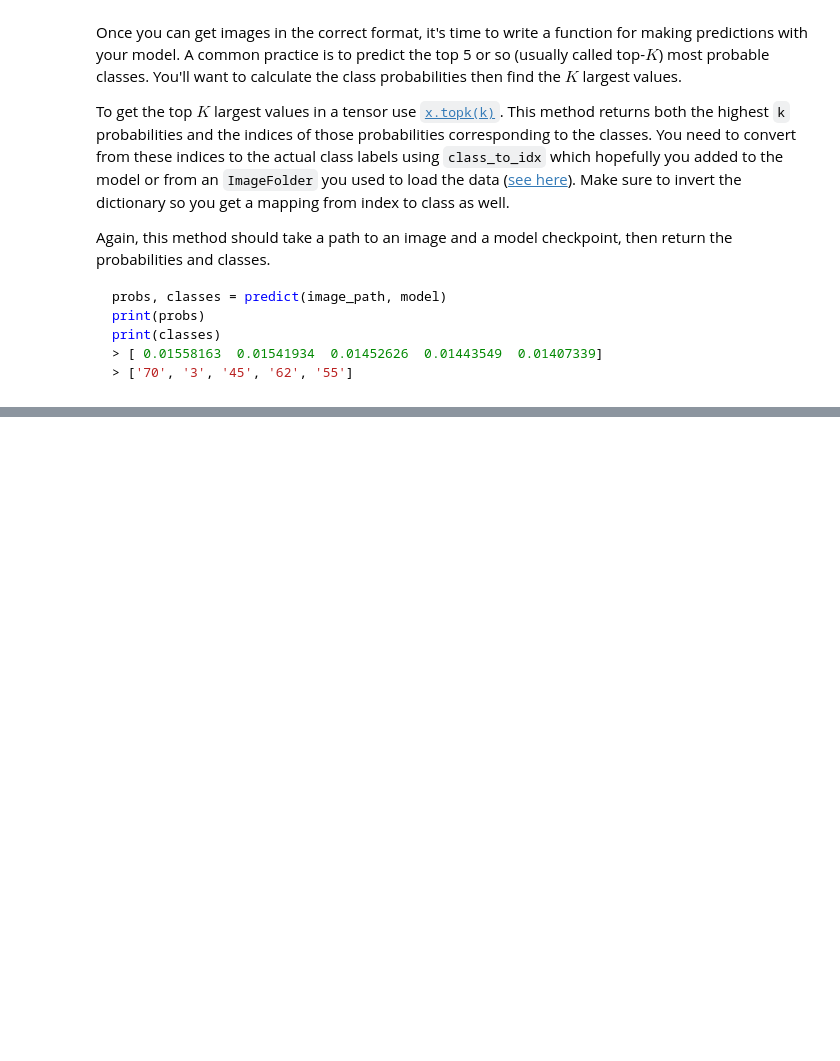
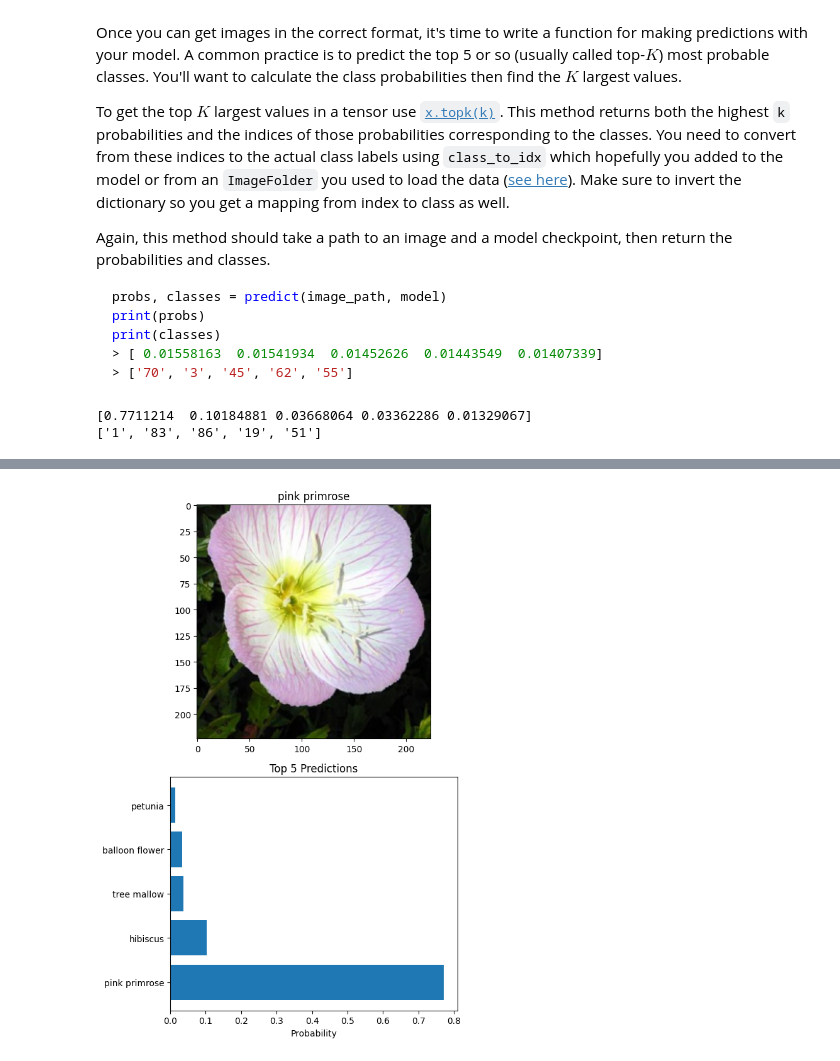
Before and after one commit to cariad-nabeel-zaidi/udacity-aipnd-image-classification, a Jupyter notebook: Image Classifier Project.ipynb, the cells around one changed output, grey strips where cells are left out. Cells and saved outputs as stored; diff of their text form; code cells hidden in the pictures; blank space fills up the shorter version.

Commit message:
added cell code for PIL image processing and class prediction and plots for probilities

```diff
--- a/Image Classifier Project.ipynb
+++ b/Image Classifier Project.ipynb
@@ -565,3 +664,11 @@ def predict(image_path, model, topk=5):
+# %%
+probs, classes = predict("flowers/test/1/image_06743.jpg", model)
+
+print(probs)
+print(classes)
+# %% [output]
+[0.7711214  0.10184881 0.03668064 0.03362286 0.01329067]
+['1', '83', '86', '19', '51']
 # %% [markdown]
 ## Sanity Checking
 
@@ -574,0 +680,42 @@ You can convert from the class integer encoding to actual flower names with the
+# %%
+# TODO: Display an image along with the top 5 classes
+
+import matplotlib.pyplot as plt
+import numpy as np
+
+# -------------------------------
+# 1. GET PREDICTIONS
+# -------------------------------
+probs, classes = predict("flowers/test/1/image_06743.jpg", model)
+
+# Convert class numbers → flower names
+flower_names = [cat_to_name[c] for c in classes]
+
+# -------------------------------
+# 2. PROCESS IMAGE FOR DISPLAY
+# -------------------------------
+image = process_image("flowers/test/1/image_06743.jpg")
+image = torch.from_numpy(image).type(torch.FloatTensor)
+
+# -------------------------------
+# 3. CREATE PLOT
+# -------------------------------
+fig, (ax1, ax2) = plt.subplots(figsize=(6,9), nrows=2)
+
+# -------------------------------
+# 4. SHOW IMAGE
+# -------------------------------
+imshow(image, ax=ax1)
+ax1.set_title(flower_names[0])  # top prediction
+
+# -------------------------------
+# 5. PLOT PROBABILITIES
+# -------------------------------
+ax2.barh(flower_names, probs)
+ax2.set_xlabel("Probability")
+ax2.set_title("Top 5 Predictions")
+
+plt.tight_layout()
+plt.show()
+# %% [output]
+[figure, added]
```
Also changed, not shown: parts of 5 cells of this notebook.
